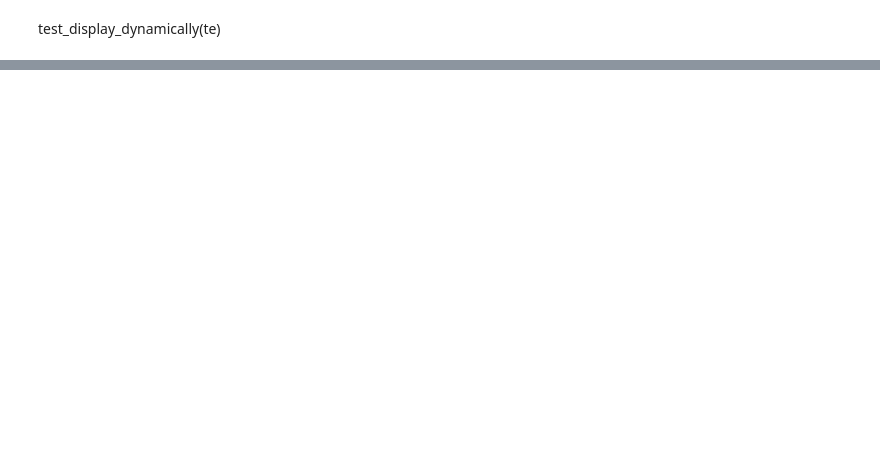
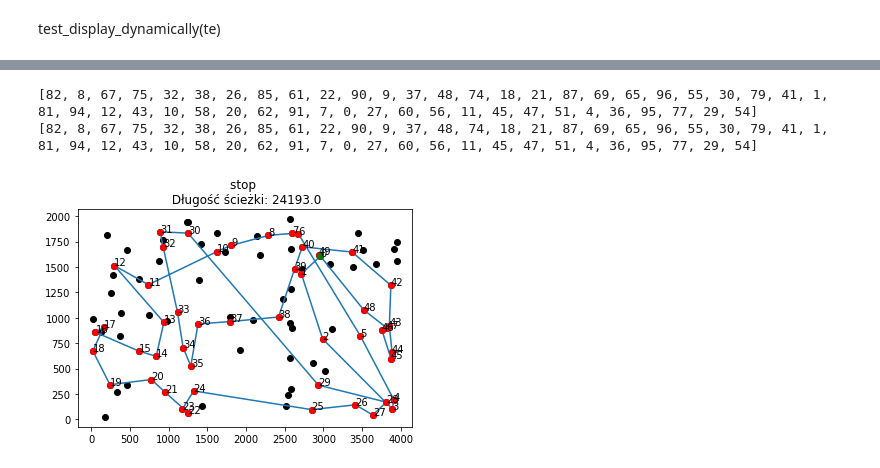
Before and after one commit to patrykwenz/AEM, a Jupyter notebook: AEM - lab1.ipynb, the cells around one changed output, grey strips where cells are left out. Drawn from its saved outputs; the diff is of its cells as text; code cells hidden in the pictures; blank space fills up the shorter version.

```diff
--- a/AEM - lab1.ipynb
+++ b/AEM - lab1.ipynb
@@ -438,0 +650,6 @@ print(nn)
+# %%
+a = create_plot(stop_path, lat, lon, "stop", distance_matrix)
+# %% [output]
+[82, 8, 67, 75, 32, 38, 26, 85, 61, 22, 90, 9, 37, 48, 74, 18, 21, 87, 69, 65, 96, 55, 30, 79, 41, 1, 81, 94, 12, 43, 10, 58, 20, 62, 91, 7, 0, 27, 60, 56, 11, 45, 47, 51, 4, 36, 95, 77, 29, 54]
+[82, 8, 67, 75, 32, 38, 26, 85, 61, 22, 90, 9, 37, 48, 74, 18, 21, 87, 69, 65, 96, 55, 30, 79, 41, 1, 81, 94, 12, 43, 10, 58, 20, 62, 91, 7, 0, 27, 60, 56, 11, 45, 47, 51, 4, 36, 95, 77, 29, 54]
+[figure, added]
```
Also changed, not shown: parts of 73 cells of this notebook.
